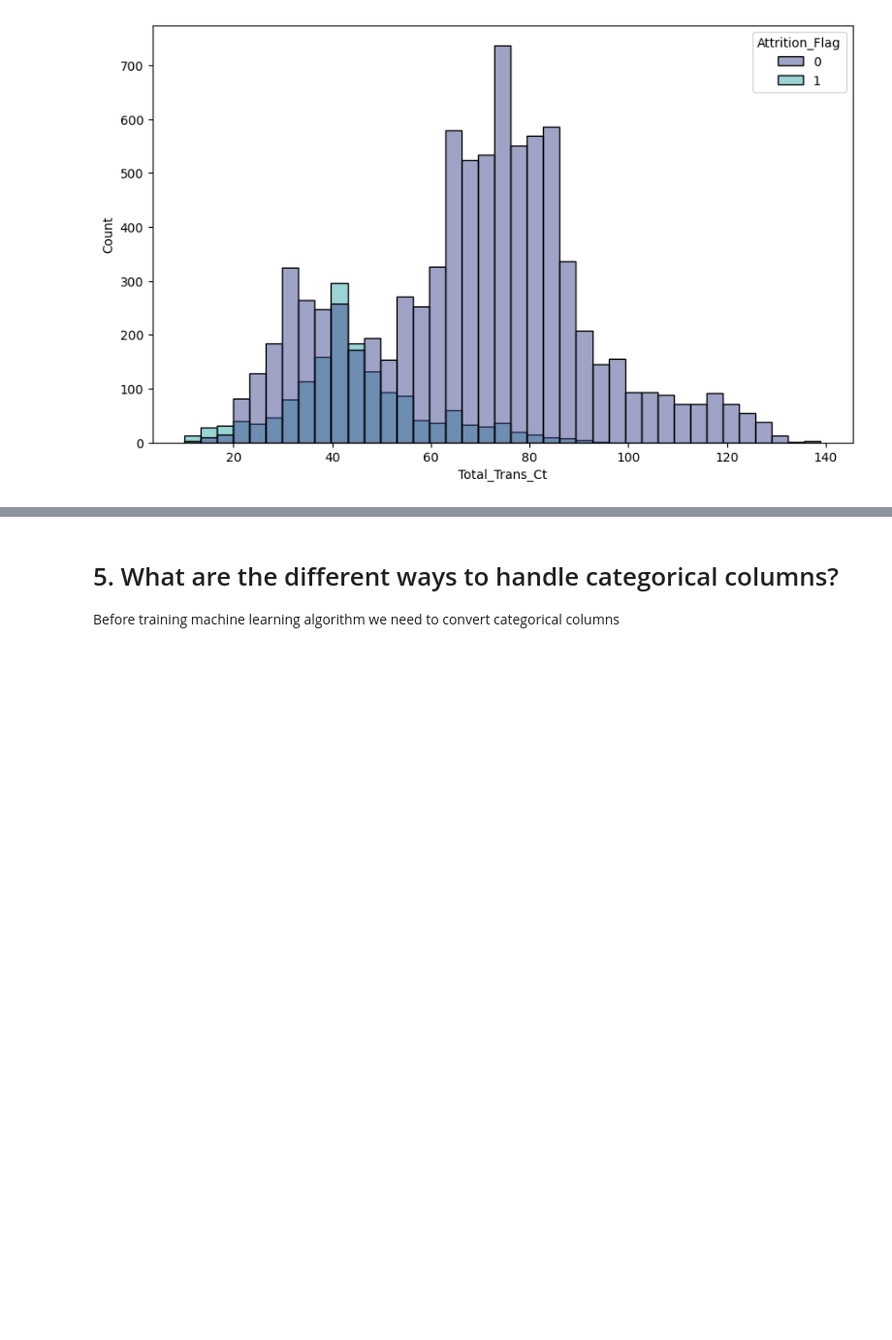
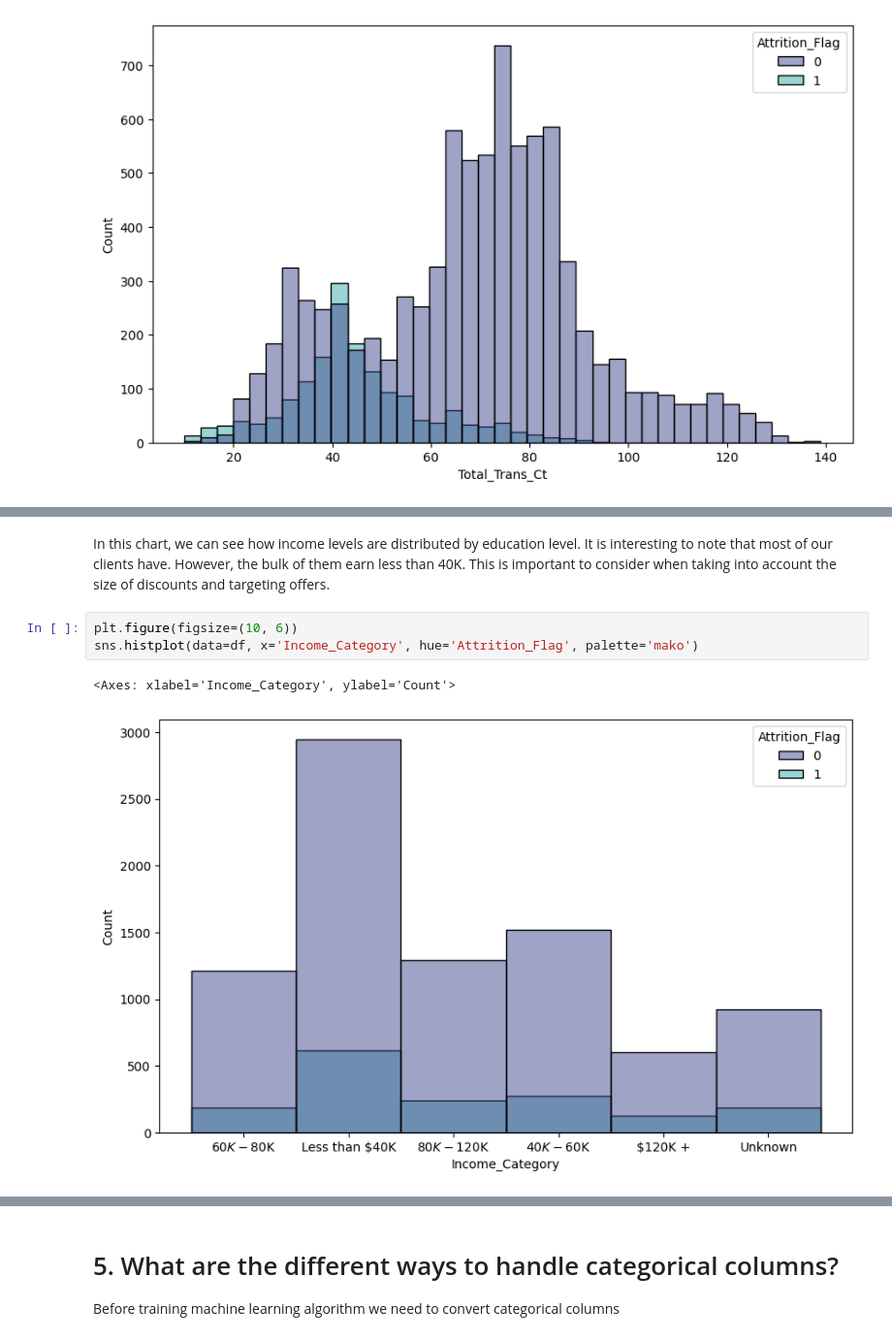
Before and after one commit to Badcat330/ds-for-business, a Jupyter notebook: home-assignment-2/ha2-churn-prediction.ipynb, the cells around one changed output, grey strips where cells are left out. Shown at 97% size. Saved outputs shown, nothing was run; the diff lists cells and outputs as text; blank space fills up the shorter version.

```diff
--- a/home-assignment-2/ha2-churn-prediction.ipynb
+++ b/home-assignment-2/ha2-churn-prediction.ipynb
@@ -189,0 +184,8 @@ sns.histplot(data=df[df['Total_Trans_Ct'] < 35], x='Months_on_book', hue='Attrit
+# %% [markdown]
+In this chart, we can see how income levels are distributed by education level. It is interesting to note that most of our clients have. However, the bulk of them earn less than 40K. This is important to consider when taking into account the size of discounts and targeting offers.
+# %%
+plt.figure(figsize=(10, 6))
+sns.histplot(data=df, x='Income_Category', hue='Attrition_Flag', palette='mako')
+# %% [output]
+<Axes: xlabel='Income_Category', ylabel='Count'>
+[figure, added]
```
Also changed, not shown: parts of 18 cells of this notebook.
